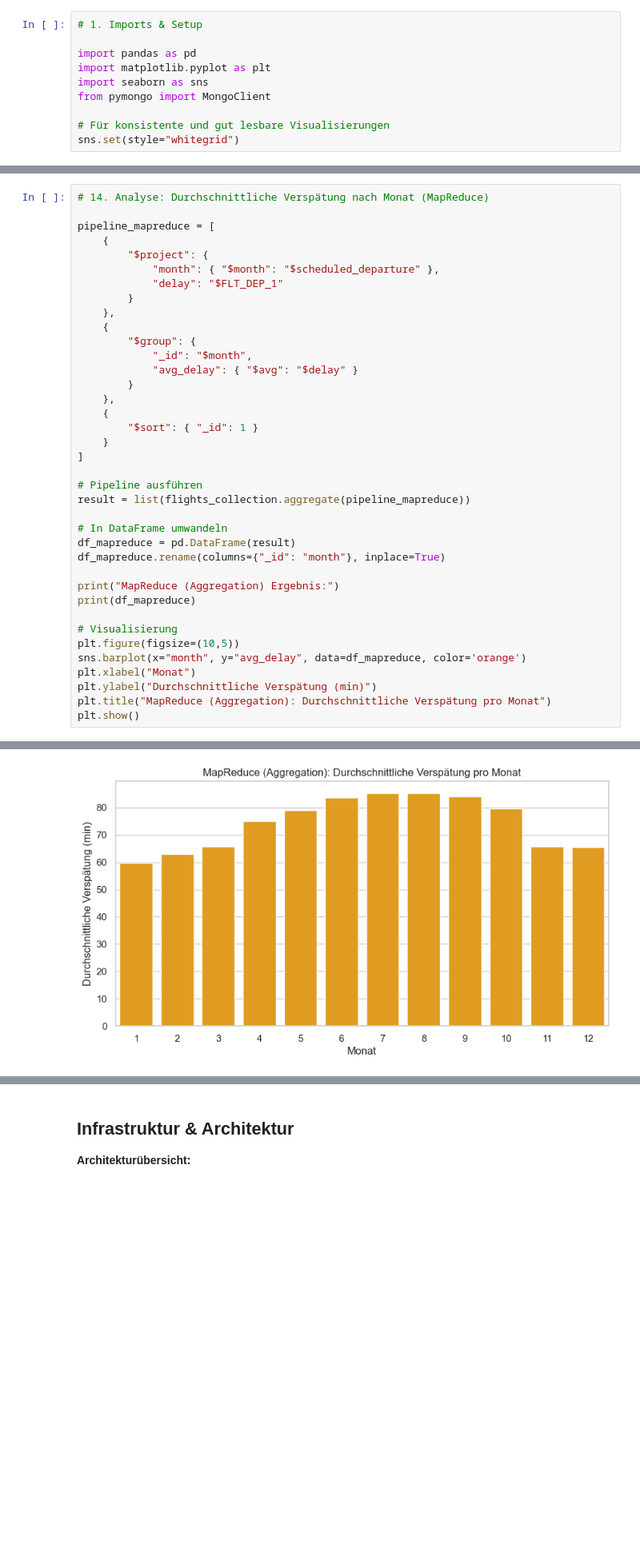
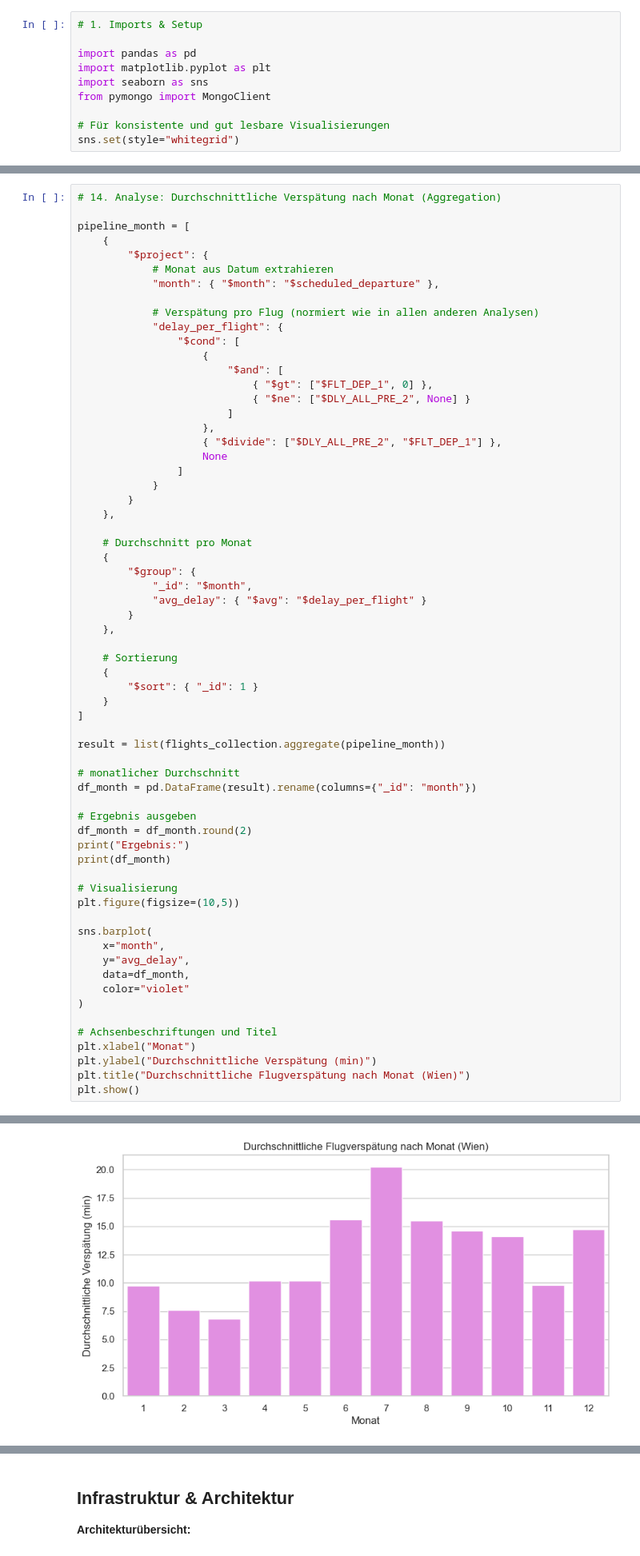
Before and after one commit to wi24b076/BigData-JupyterNotebook, a Jupyter notebook: einfluss-fluege-wetter.ipynb, the cells around one changed output, grey strips where cells are left out. Shown at 80% size. Cells and saved outputs as stored; diff of their text form; blank space fills up the shorter version.

```diff
--- a/einfluss-fluege-wetter.ipynb
+++ b/einfluss-fluege-wetter.ipynb
@@ -364,39 +481,65 @@ plt.show()
 # %%
-# 14. Analyse: Durchschnittliche Verspätung nach Monat (MapReduce)
+# 14. Analyse: Durchschnittliche Verspätung nach Monat (Aggregation)
 
-pipeline_mapreduce = [
+pipeline_month = [
     {
         "$project": {
+            # Monat aus Datum extrahieren
             "month": { "$month": "$scheduled_departure" },
-            "delay": "$FLT_DEP_1"
+
+            # Verspätung pro Flug (normiert wie in allen anderen Analysen)
+            "delay_per_flight": {
+                "$cond": [
+                    {
+                        "$and": [
+                            { "$gt": ["$FLT_DEP_1", 0] },
+                            { "$ne": ["$DLY_ALL_PRE_2", None] }
+                        ]
+                    },
+                    { "$divide": ["$DLY_ALL_PRE_2", "$FLT_DEP_1"] },
+                    None
+                ]
+            }
         }
     },
+
+    # Durchschnitt pro Monat
     {
         "$group": {
             "_id": "$month",
-            "avg_delay": { "$avg": "$delay" }
+            "avg_delay": { "$avg": "$delay_per_flight" }
         }
     },
+
+    # Sortierung
     {
         "$sort": { "_id": 1 }
     }
 ]
 
-# Pipeline ausführen
-result = list(flights_collection.aggregate(pipeline_mapreduce))
+result = list(flights_collection.aggregate(pipeline_month))
 
-# In DataFrame umwandeln
-df_mapreduce = pd.DataFrame(result)
-df_mapreduce.rename(columns={"_id": "month"}, inplace=True)
+# monatlicher Durchschnitt
+df_month = pd.DataFrame(result).rename(columns={"_id": "month"})
 
-print("MapReduce (Aggregation) Ergebnis:")
-print(df_mapreduce)
+# Ergebnis ausgeben
+df_month = df_month.round(2)
+print("Ergebnis:")
+print(df_month)
 
 # Visualisierung
 plt.figure(figsize=(10,5))
-sns.barplot(x="month", y="avg_delay", data=df_mapreduce, color='orange')
+
+sns.barplot(
+    x="month",
+    y="avg_delay",
+    data=df_month,
+    color="violet"
+)
+
+# Achsenbeschriftungen und Titel
 plt.xlabel("Monat")
 plt.ylabel("Durchschnittliche Verspätung (min)")
-plt.title("MapReduce (Aggregation): Durchschnittliche Verspätung pro Monat")
+plt.title("Durchschnittliche Flugverspätung nach Monat (Wien)")
 plt.show()
 # %% [output]
@@ -417,4 +560,4 @@ MapReduce (Aggregation) Ergebnis:
-[figure, old version]
+[figure, new version]
 # %% [markdown]
 ## Vergleich der Methoden
 
```
Also changed, not shown: parts of 15 cells of this notebook.
